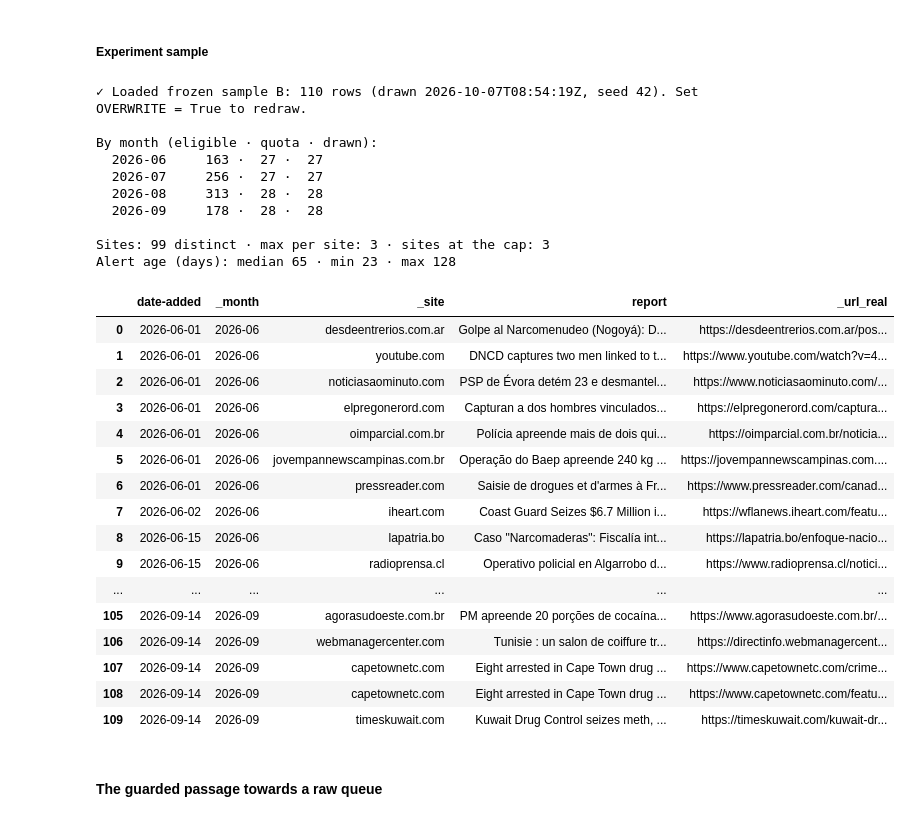
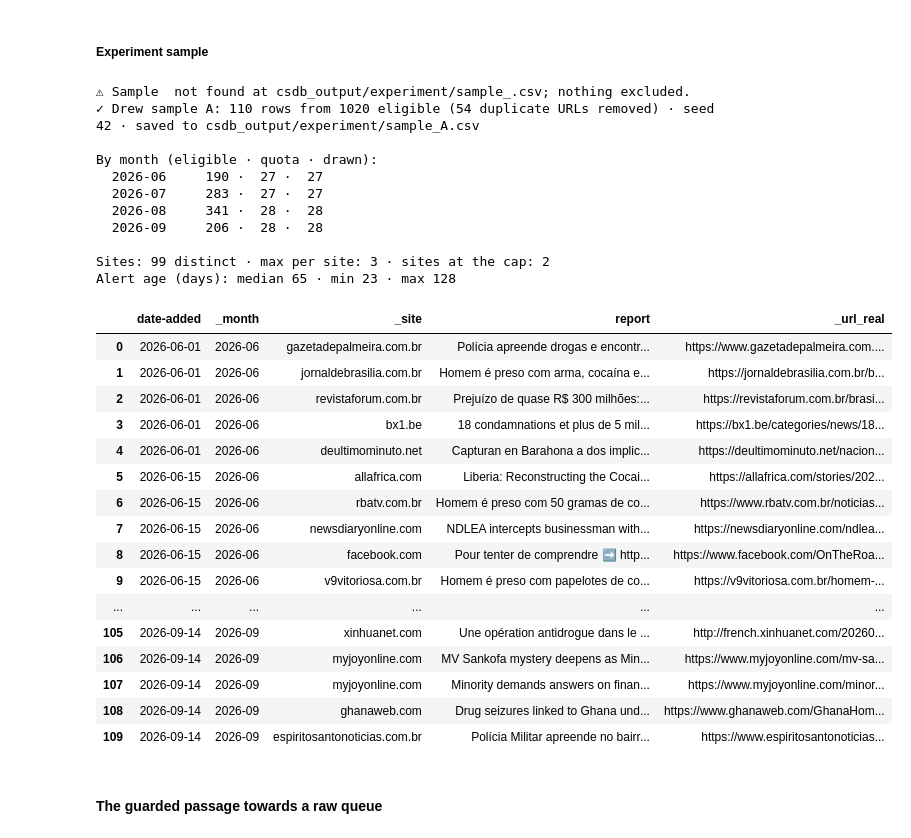
Before and after one commit to FelipeVillota/db-check, a Jupyter notebook: C17H21NO4/2025/0B-gastroic.ipynb, the cells around one changed output. Cells and saved outputs as stored; diff of their text form; code cells hidden in the pictures.

```diff
--- a/C17H21NO4/2025/0B-gastroic.ipynb
+++ b/C17H21NO4/2025/0B-gastroic.ipynb
@@ -1085,15 +1085,15 @@ from urllib.parse import urlparse, unquote
 import pandas as pd
 
 # --- Parameters ---------------------------------------------------------------
-SAMPLE_LABEL    = "B"            # "A" = development sample · "B" = confirmation sample
+SAMPLE_LABEL    = "A"            # "A" = development sample · "B" = confirmation sample
 SEED            = 42             # use a different seed for sample B (e.g. 2026)
 TARGET_N        = 110            # oversample: chunk 2 may still drop a few rows
 YEAR            = 2026
 DECISION        = "evidence"     # matched case-insensitively
 ALLOCATION      = "equal"        # "equal" = same quota per month · "proportional" = by volume
 MAX_PER_DOMAIN  = 3
-EXCLUDE_SAMPLES = ["A"]             # for sample B: ["A"] → never reuse sample A's URLs
-OVERWRITE       = False          # True = draw again even if this sample is already frozen
+EXCLUDE_SAMPLES = [""]             # for sample B: ["A"] → never reuse sample A's URLs
+OVERWRITE       = True          # True = draw again even if this sample is already frozen
 
 DIR_EXP     = os.path.join(globals().get("DIR_OUTPUT", "csdb_output"), "experiment")
 SAMPLE_PATH = os.path.join(DIR_EXP, f"sample_{SAMPLE_LABEL}.csv")
@@ -1242,55 +1242,56 @@ else:
         "created_at": datetime.now(timezone.utc).strftime("%Y-%m-%dT%H:%M:%SZ"),
     }
     with open(META_PATH, "w", encoding="utf-8") as f:
         json.dump(_meta, f, ensure_ascii=False, indent=1)
 
     print(f"✓ Drew sample {SAMPLE_LABEL}: {len(experiment_sample)} rows from {len(elig)} eligible "
           f"({n_dupes} duplicate URLs removed) · seed {SEED} · saved to {SAMPLE_PATH}")
     if len(experiment_sample) < TARGET_N:
         print(f"⚠ Only {len(experiment_sample)} of {TARGET_N} could be drawn (volume or per-site cap).")
 
 
 # --- Summary ------------------------------------------------------------------
 print("\nBy month (eligible · quota · drawn):")
 for m, v in _meta["per_month"].items():
     print(f"  {m}   {v['eligible']:>5} · {v['quota']:>3} · {v['drawn']:>3}")
 
 _sites = experiment_sample["_site"].value_counts()
 print(f"\nSites: {len(_sites)} distinct · max per site: {_sites.max()} "
       f"· sites at the cap: {int((_sites == MAX_PER_DOMAIN).sum())}")
 _age = pd.to_numeric(experiment_sample["_alert_age_days"], errors="coerce")
 print(f"Alert age (days): median {_age.median():.0f} · min {_age.min():.0f} · max {_age.max():.0f}")
 
 with pd.option_context("display.max_rows", None, "display.max_colwidth", 80):
     display(experiment_sample[["date-added", "_month", "_site", "report", "_url_real"]])
 # %% [output]
-✓ Loaded frozen sample B: 110 rows (drawn 2026-10-07T08:54:19Z, seed 42). Set OVERWRITE = True to redraw.
+⚠ Sample  not found at csdb_output/experiment/sample_.csv; nothing excluded.
+✓ Drew sample A: 110 rows from 1020 eligible (54 duplicate URLs removed) · seed 42 · saved to csdb_output/experiment/sample_A.csv
 
 By month (eligible · quota · drawn):
-  2026-06     163 ·  27 ·  27
-  2026-07     256 ·  27 ·  27
-  2026-08     313 ·  28 ·  28
-  2026-09     178 ·  28 ·  28
+  2026-06     190 ·  27 ·  27
+  2026-07     283 ·  27 ·  27
+  2026-08     341 ·  28 ·  28
+  2026-09     206 ·  28 ·  28
 
-Sites: 99 distinct · max per site: 3 · sites at the cap: 3
+Sites: 99 distinct · max per site: 3 · sites at the cap: 2
 Alert age (days): median 65 · min 23 · max 128
 |  | date-added | _month | _site | report | _url_real |
-| 0 | 2026-06-01 | 2026-06 | desdeentrerios.com.ar | Golpe al Narcomenudeo (Nogoyá): D... | https://desdeentrerios.com.ar/pos... |
-| 1 | 2026-06-01 | 2026-06 | youtube.com | DNCD captures two men linked to t... | https://www.youtube.com/watch?v=4... |
-| 2 | 2026-06-01 | 2026-06 | noticiasaominuto.com | PSP de Évora detém 23 e desmantel... | https://www.noticiasaominuto.com/... |
-| 3 | 2026-06-01 | 2026-06 | elpregonerord.com | Capturan a dos hombres vinculados... | https://elpregonerord.com/captura... |
-| 4 | 2026-06-01 | 2026-06 | oimparcial.com.br | Polícia apreende mais de dois qui... | https://oimparcial.com.br/noticia... |
-| 5 | 2026-06-01 | 2026-06 | jovempannewscampinas.com.br | Operação do Baep apreende 240 kg ... | https://jovempannewscampinas.com.... |
-| 6 | 2026-06-01 | 2026-06 | pressreader.com | Saisie de drogues et d'armes à Fr... | https://www.pressreader.com/canad... |
-| 7 | 2026-06-02 | 2026-06 | iheart.com | Coast Guard Seizes $6.7 Million i... | https://wflanews.iheart.com/featu... |
-| 8 | 2026-06-15 | 2026-06 | lapatria.bo | Caso "Narcomaderas": Fiscalía int... | https://lapatria.bo/enfoque-nacio... |
-| 9 | 2026-06-15 | 2026-06 | radioprensa.cl | Operativo policial en Algarrobo d... | https://www.radioprensa.cl/notici... |
+| 0 | 2026-06-01 | 2026-06 | gazetadepalmeira.com.br | Polícia apreende drogas e encontr... | https://www.gazetadepalmeira.com.... |
+| 1 | 2026-06-01 | 2026-06 | jornaldebrasilia.com.br | Homem é preso com arma, cocaína e... | https://jornaldebrasilia.com.br/b... |
+| 2 | 2026-06-01 | 2026-06 | revistaforum.com.br | Prejuízo de quase R$ 300 milhões:... | https://revistaforum.com.br/brasi... |
+| 3 | 2026-06-01 | 2026-06 | bx1.be | 18 condamnations et plus de 5 mil... | https://bx1.be/categories/news/18... |
+| 4 | 2026-06-01 | 2026-06 | deultimominuto.net | Capturan en Barahona a dos implic... | https://deultimominuto.net/nacion... |
+| 5 | 2026-06-15 | 2026-06 | allafrica.com | Liberia: Reconstructing the Cocai... | https://allafrica.com/stories/202... |
+| 6 | 2026-06-15 | 2026-06 | rbatv.com.br | Homem é preso com 50 gramas de co... | https://www.rbatv.com.br/noticias... |
+| 7 | 2026-06-15 | 2026-06 | newsdiaryonline.com | NDLEA intercepts businessman with... | https://newsdiaryonline.com/ndlea... |
+| 8 | 2026-06-15 | 2026-06 | facebook.com | Pour tenter de comprendre ➡️ http... | https://www.facebook.com/OnTheRoa... |
+| 9 | 2026-06-15 | 2026-06 | v9vitoriosa.com.br | Homem é preso com papelotes de co... | https://v9vitoriosa.com.br/homem-... |
 | ... | ... | ... | ... | ... | ... |
-| 105 | 2026-09-14 | 2026-09 | agorasudoeste.com.br | PM apreende 20 porções de cocaína... | https://www.agorasudoeste.com.br/... |
-| 106 | 2026-09-14 | 2026-09 | webmanagercenter.com | Tunisie : un salon de coiffure tr... | https://directinfo.webmanagercent... |
-| 107 | 2026-09-14 | 2026-09 | capetownetc.com | Eight arrested in Cape Town drug ... | https://www.capetownetc.com/crime... |
-| 108 | 2026-09-14 | 2026-09 | capetownetc.com | Eight arrested in Cape Town drug ... | https://www.capetownetc.com/featu... |
-| 109 | 2026-09-14 | 2026-09 | timeskuwait.com | Kuwait Drug Control seizes meth, ... | https://timeskuwait.com/kuwait-dr... |
+| 105 | 2026-09-14 | 2026-09 | xinhuanet.com | Une opération antidrogue dans le ... | http://french.xinhuanet.com/20260... |
+| 106 | 2026-09-14 | 2026-09 | myjoyonline.com | MV Sankofa mystery deepens as Min... | https://www.myjoyonline.com/mv-sa... |
+| 107 | 2026-09-14 | 2026-09 | myjoyonline.com | Minority demands answers on finan... | https://www.myjoyonline.com/minor... |
+| 108 | 2026-09-14 | 2026-09 | ghanaweb.com | Drug seizures linked to Ghana und... | https://www.ghanaweb.com/GhanaHom... |
+| 109 | 2026-09-14 | 2026-09 | espiritosantonoticias.com.br | Polícia Militar apreende no bairr... | https://www.espiritosantonoticias... |
 # %% [markdown]
 #### The guarded passage towards a raw queue
 # %%
```
Also changed, not shown: 1 other file.
